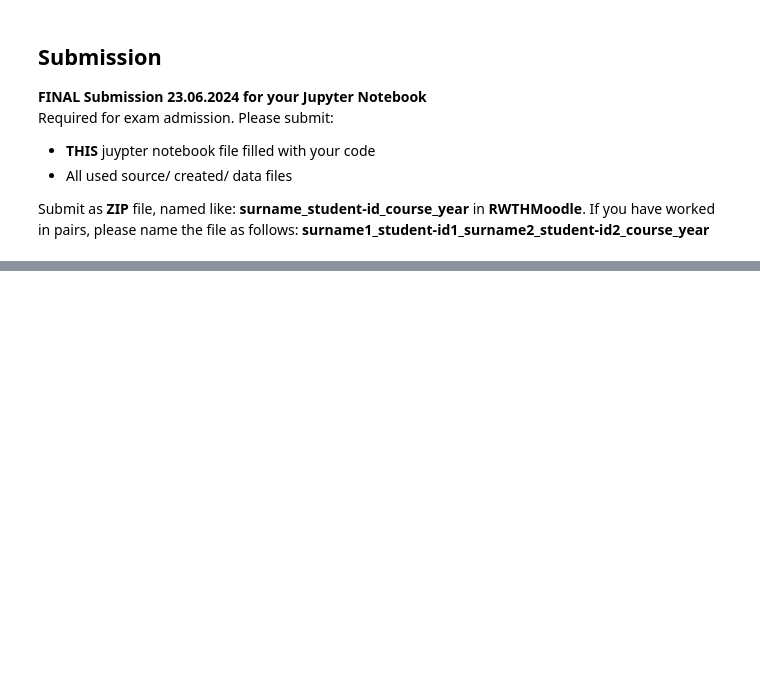
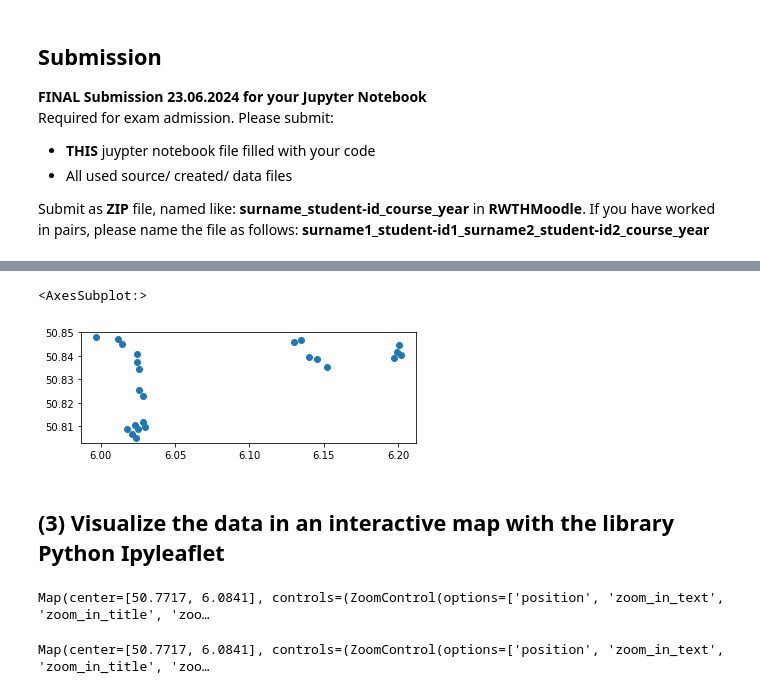
Before and after one commit to Hosseinabdeyazd/GIS-BOX-DATA-FACTORY-RWTH, a Jupyter notebook: XX_NEU-exercise.ipynb, the cells around one changed output, grey strips where cells are left out. Cells and saved outputs as stored; diff of their text form; code cells hidden in the pictures; blank space fills up the shorter version.

```diff
--- a/XX_NEU-exercise.ipynb
+++ b/XX_NEU-exercise.ipynb
@@ -32,0 +163,9 @@ If you have worked in pairs, please name the file as follows: **surname1_student
+# %%
+#Now, for the renewable energies, wind turbine is selected as the type of generator method.
+#Defining tag for this 'wind turbine' renewable energy. OSM data for all the wind turbines at a distance of 10km from city center are queried.
+tag = {"generator:method" : "wind_turbine"}
+#The value of point here is the aachen city center coordinates.
+point = (50.7717, 6.0841)
+dist = 10000
+gdf2 = ox.geometries_from_point(point, tag, dist=dist)
+gdf2.info()
@@ -32,0 +230,23 @@ If you have worked in pairs, please name the file as follows: **surname1_student
+# %%
+#Extracting all elements which are wind turbine and plotting them on the graph.
+gdf2[gdf2['generator:method'] == "wind_turbine"].plot()
+# %% [output]
+<AxesSubplot:>
+[figure, added]
+# %% [markdown]
+## (3) Visualize the data in an interactive map with the library Python Ipyleaflet
+# %%
+#Setting up a map called aachen_turbine, with an appropriate zoom , for showing all the wind turbine locations on an interactive map.
+aachen_windturbine = Map(center= point, zoom = 11)
+geo_data = GeoData(geo_dataframe= gdf2, style={'color': 'red', 'fillColor': '#3c758c', 'opacity':0.20, 'weight':1.9, 'dashArray':'2', 'fillOpacity':0.6})
+aachen_windturbine.add_layer(geo_data)
+aachen_windturbine
+# %% [output]
+Map(center=[50.7717, 6.0841], controls=(ZoomControl(options=['position', 'zoom_in_text', 'zoom_in_title', 'zoo…
+# %%
+#Adding another marker to locate the city center of aachen.
+marker = Marker(location=center, draggable=False)
+aachen_windturbine.add_layer(marker);
+aachen_windturbine
+# %% [output]
+Map(center=[50.7717, 6.0841], controls=(ZoomControl(options=['position', 'zoom_in_text', 'zoom_in_title', 'zoo…
```
Also changed, not shown: parts of 21 cells of this notebook, 2 other files.
